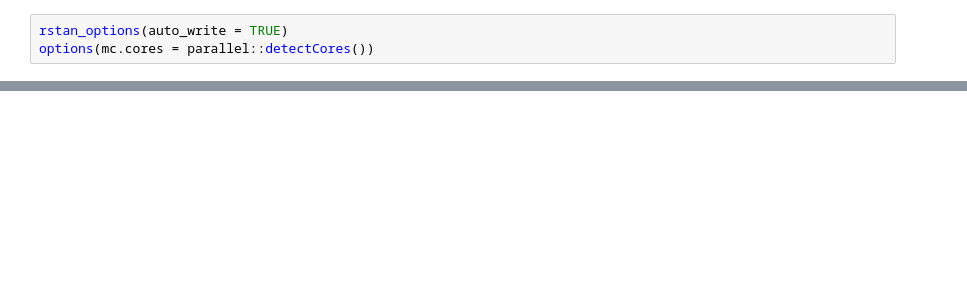
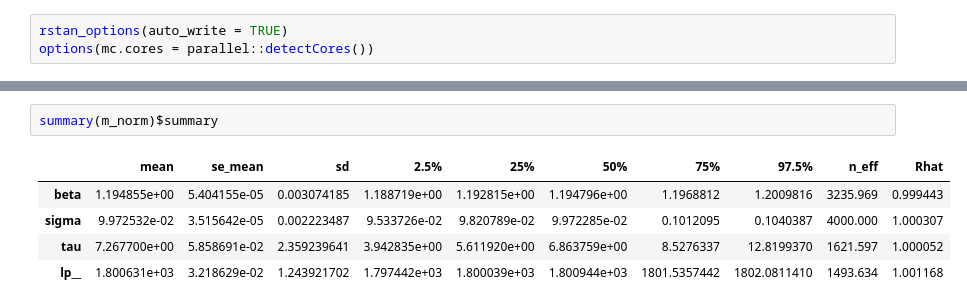
Before and after one commit to dirmeier/etudes, a Jupyter notebook: 01a-bayesian_lasso.ipynb, the cells around one changed output, grey strips where cells are left out. Drawn from its saved outputs; the diff is of its cells as text; blank space fills up the shorter version.

```diff
--- a/01a-bayesian_lasso.ipynb
+++ b/01a-bayesian_lasso.ipynb
@@ -65 +140,9 @@ legend("topright",legend=c("Min","Mean","Max"),lty=1,col=c("red","orange","blue"
+# %%
+summary(m_norm)$summary
+# %% [output]
+|  | mean | se_mean | sd | 2.5% | 25% | 50% | 75% | 97.5% | n_eff | Rhat |
+| beta | 1.194855e+00 | 5.404155e-05 | 0.003074185 | 1.188719e+00 | 1.192815e+00 | 1.194796e+00 | 1.1968812 | 1.2009816 | 3235.969 | 0.999443 |
+| sigma | 9.972532e-02 | 3.515642e-05 | 0.002223487 | 9.533726e-02 | 9.820789e-02 | 9.972285e-02 | 0.1012095 | 0.1040387 | 4000.000 | 1.000307 |
+| tau | 7.267700e+00 | 5.858691e-02 | 2.359239641 | 3.942835e+00 | 5.611920e+00 | 6.863759e+00 | 8.5276337 | 12.8199370 | 1621.597 | 1.000052 |
+| lp__ | 1.800631e+03 | 3.218629e-02 | 1.243921702 | 1.797442e+03 | 1.800039e+03 | 1.800944e+03 | 1801.5357442 | 1802.0811410 | 1493.634 | 1.001168 |
 # %%
```
Also changed, not shown: parts of 41 cells of this notebook, 6 other files.
